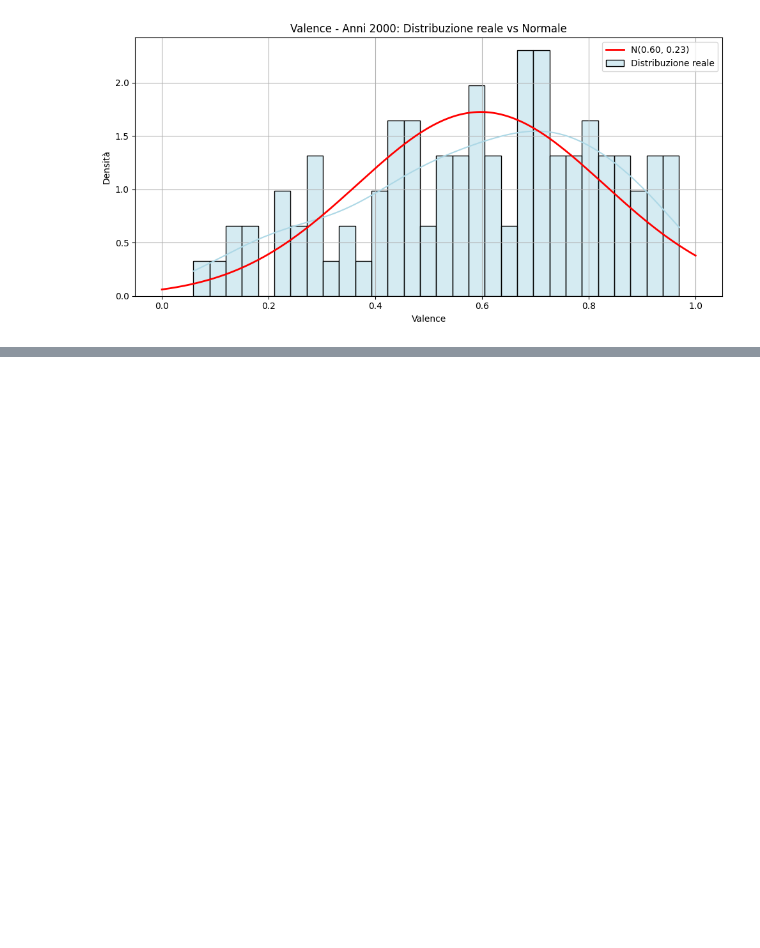
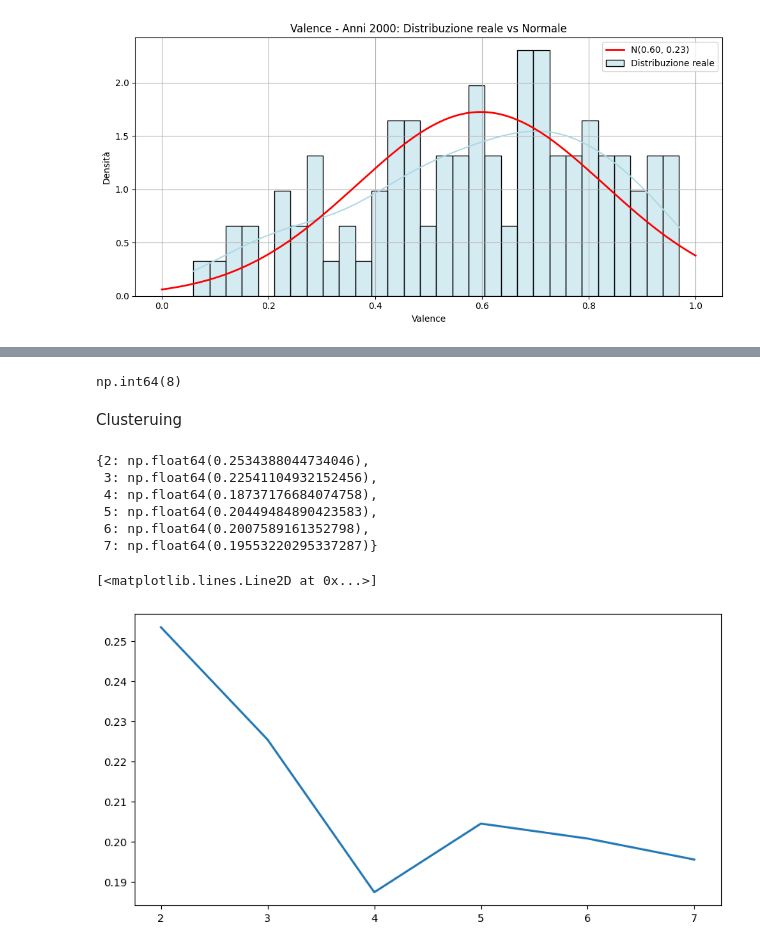
Before and after one commit to leotodisco/Spotify-Data-Analysis, a Jupyter notebook: src/spotify_eda.ipynb, the cells around one changed output, grey strips where cells are left out. Saved outputs shown, nothing was run; the diff lists cells and outputs as text; code cells hidden in the pictures; blank space fills up the shorter version.

Commit message:
add clustering

```diff
--- a/src/spotify_eda.ipynb
+++ b/src/spotify_eda.ipynb
@@ -405,0 +412,13 @@ plt.show()
+# %%
+from sklearn.preprocessing import StandardScaler
+
+numerical_labels = [
+    'danceability', 'acousticness', 'energy', 'instrumentalness',
+    'liveness', 'loudness', 'speechiness', 'tempo', 'valence', 'duration_s'
+]
+
+X = df[numerical_labels].dropna()
+scaler = StandardScaler()
+X_scaled = scaler.fit_transform(X)
+
+X_scaled
@@ -405,0 +439,42 @@ plt.show()
+# %%
+from sklearn.decomposition import PCA
+
+pca = PCA(n_components=0.95) # preserves 95% of variance
+X_pca = pca.fit_transform(X_scaled)
+
+pca.n_components_
+# %% [output]
+np.int64(8)
+# %% [markdown]
+Clusteruing
+# %%
+from sklearn.cluster import KMeans
+from sklearn.metrics import silhouette_score
+
+scores = {}
+
+
+for k in range(2, 8):
+    kmeans = KMeans(n_clusters=k, random_state=42)
+    y_pred = kmeans.fit_predict(X_pca)
+    scores[k] = silhouette_score(X_pca, kmeans.labels_)
+
+scores
+# %% [output]
+{2: np.float64(0.2534388044734046),
+ 3: np.float64(0.22541104932152456),
+ 4: np.float64(0.18737176684074758),
+ 5: np.float64(0.20449484890423583),
+ 6: np.float64(0.2007589161352798),
+ 7: np.float64(0.19553220295337287)}
+# %%
+scores_df = pd.DataFrame({
+    "k": scores.keys(),
+    "score": scores.values()
+})
+
+plt.figure(figsize=(10, 5))
+plt.plot(scores_df["k"], scores_df["score"], linewidth=2)
+# %% [output]
+[<matplotlib.lines.Line2D at 0x...>]
+[figure, added]
```
Also changed, not shown: parts of 13 cells of this notebook.
